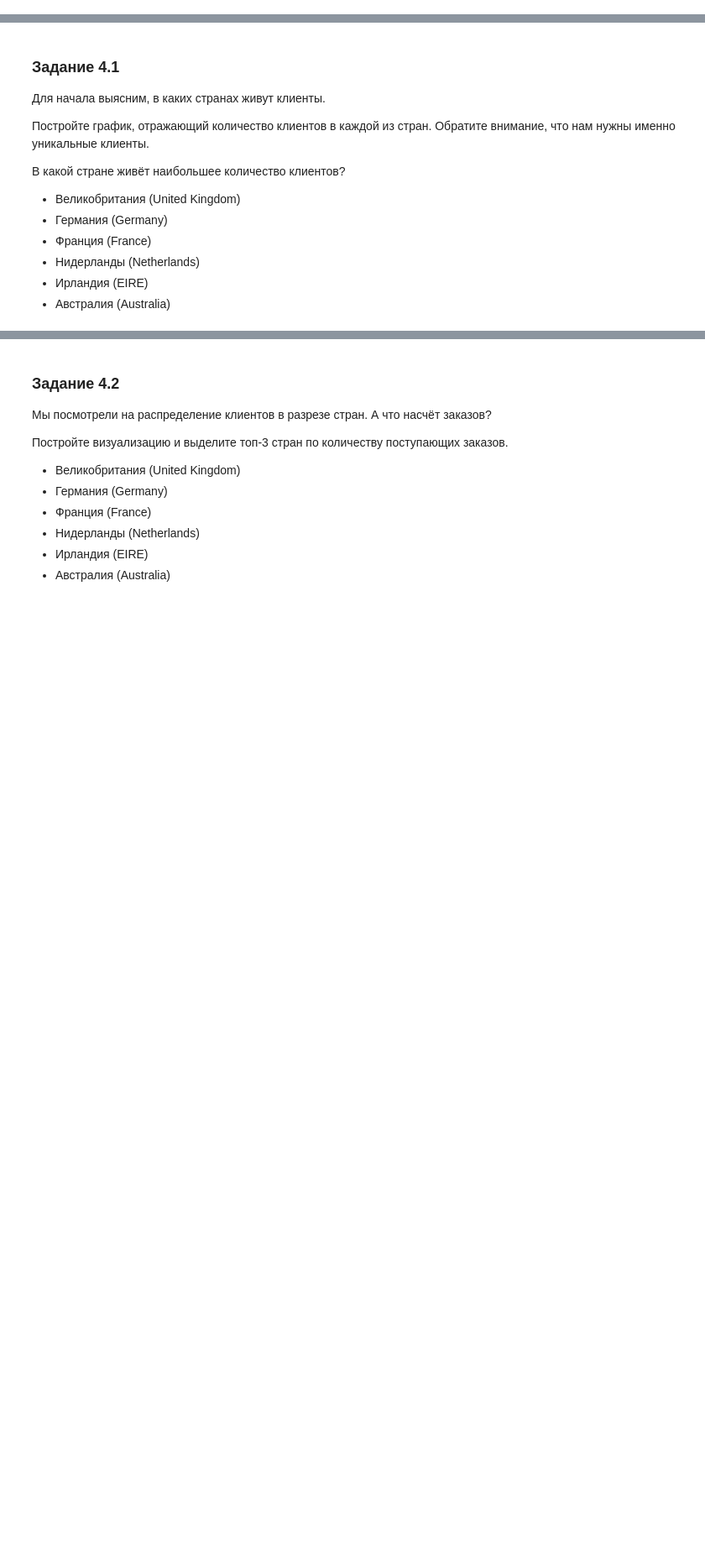
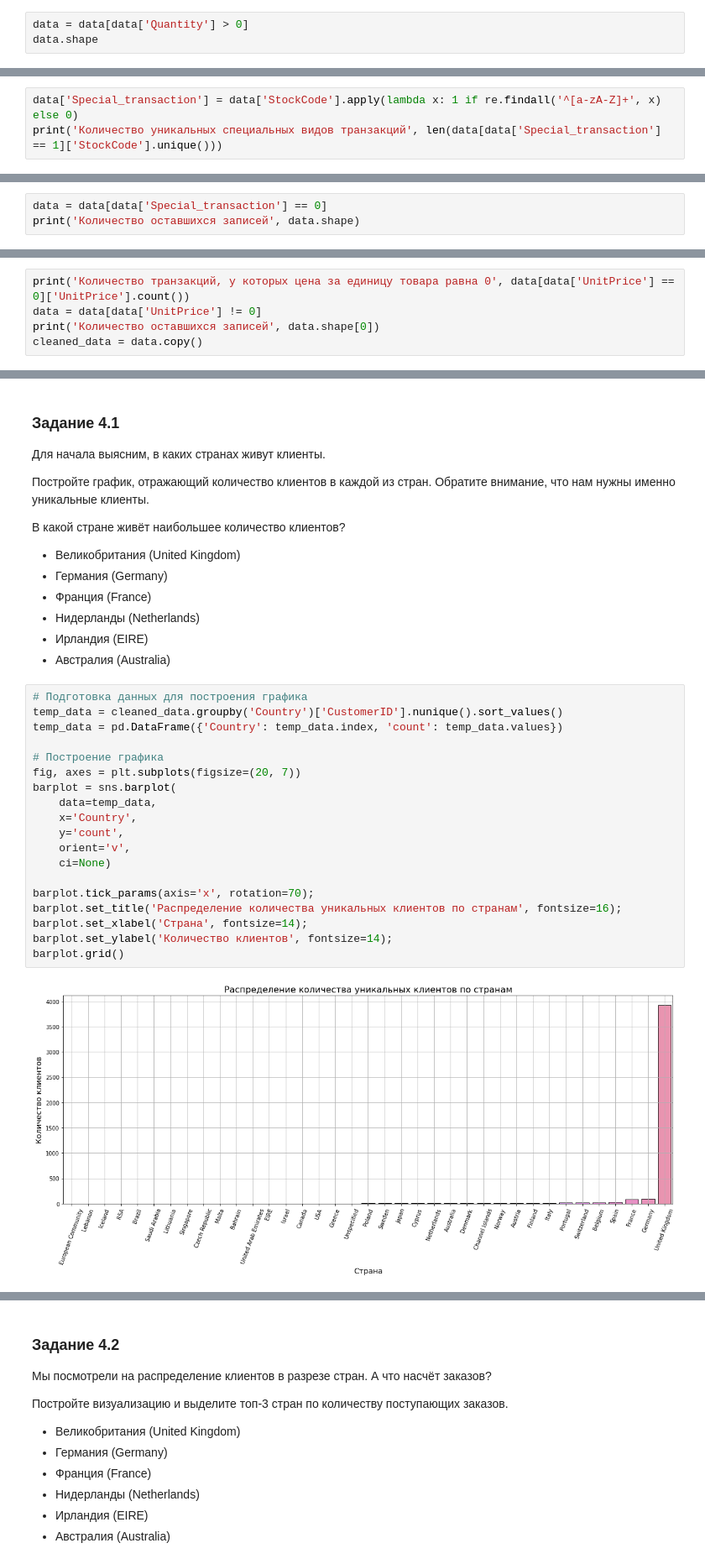
Before and after one commit to Nadarsa/sf_data_science, a Jupyter notebook: PROJECT-6/Project-6. Ноутбук-шаблон.ipynb, the cells around one changed output, grey strips where cells are left out. Shown at 84% size. Drawn from its saved outputs; the diff is of its cells as text; blank space fills up the shorter version.

```diff
--- a/PROJECT-6/Project-6. Ноутбук-шаблон.ipynb
+++ b/PROJECT-6/Project-6. Ноутбук-шаблон.ipynb
@@ -290,0 +454,3 @@ Length: 401604, dtype: float64
+# %%
+data = data[data['Quantity'] > 0]
+data.shape
@@ -301,3 +469,6 @@ Length: 401604, dtype: float64
 Специальные операции не характеризуют наших клиентов, поэтому такие записи нам не нужны. Удалите все специальные транзакции из таблицы.
 
 2) Сколько записей осталось?
+# %%
+data['Special_transaction'] = data['StockCode'].apply(lambda x: 1 if re.findall('^[a-zA-Z]+', x) else 0)
+print('Количество уникальных специальных видов транзакций', len(data[data['Special_transaction'] == 1]['StockCode'].unique()))
@@ -303,0 +477,3 @@ Length: 401604, dtype: float64
+# %%
+data = data[data['Special_transaction'] == 0]
+print('Количество оставшихся записей', data.shape)
@@ -310,0 +498,5 @@ Length: 401604, dtype: float64
+# %%
+print('Количество транзакций, у которых цена за единицу товара равна 0', data[data['UnitPrice'] == 0]['UnitPrice'].count())
+data = data[data['UnitPrice'] != 0]
+print('Количество оставшихся записей', data.shape[0])
+cleaned_data = data.copy()
@@ -333,3 +528,24 @@ Length: 401604, dtype: float64
 * Нидерланды (Netherlands)
 * Ирландия (EIRE)
 * Австралия (Australia)
+# %%
+# Подготовка данных для построения графика
+temp_data = cleaned_data.groupby('Country')['CustomerID'].nunique().sort_values()
+temp_data = pd.DataFrame({'Country': temp_data.index, 'count': temp_data.values})
+
+# Построение графика
+fig, axes = plt.subplots(figsize=(20, 7))
+barplot = sns.barplot(
+    data=temp_data,
+    x='Country',
+    y='count',
+    orient='v',
+    ci=None)
+
+barplot.tick_params(axis='x', rotation=70);
+barplot.set_title('Распределение количества уникальных клиентов по странам', fontsize=16);
+barplot.set_xlabel('Страна', fontsize=14);
+barplot.set_ylabel('Количество клиентов', fontsize=14);
+barplot.grid()
+# %% [output]
+[figure, added]
```
Also changed, not shown: parts of 40 cells of this notebook.
